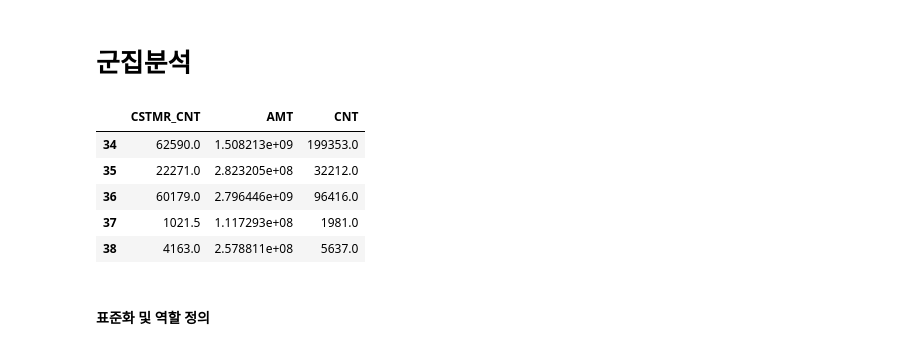
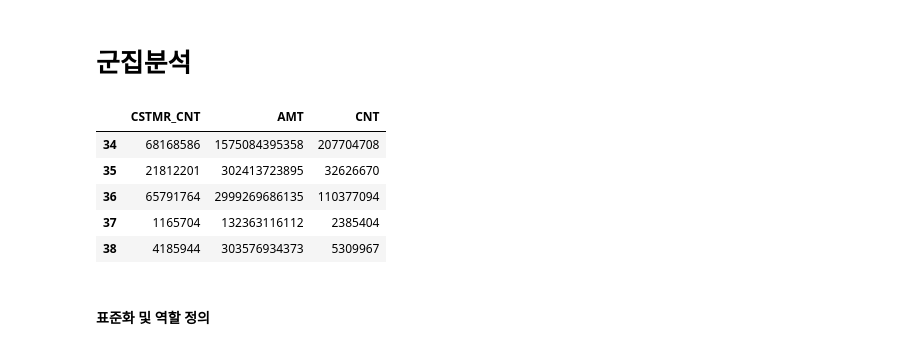
Before and after one commit to Hinterhalter/Jeju-Card-Use-Predict, a Jupyter notebook: Seoul/Seoul_Cluster.ipynb, the cells around one changed output. Drawn from its saved outputs; the diff is of its cells as text; code cells hidden in the pictures.

```diff
--- a/Seoul/Seoul_Cluster.ipynb
+++ b/Seoul/Seoul_Cluster.ipynb
@@ -24,6 +24,6 @@ from sklearn.preprocessing import MinMaxScaler, StandardScaler, LabelEncoder
 from sklearn.model_selection import train_test_split
 import lightgbm as lgb
 # %%
-df_raw = pd.read_csv('./data/jeju_data_ver1/201901-202003.csv')
+df_raw = pd.read_csv('../data/jeju_data_ver1/201901-202003.csv')
 # %%
 df_raw.head()
@@ -62,20 +48,25 @@ Index(['REG_YYMM', 'CARD_SIDO_NM', 'CARD_CCG_NM', 'STD_CLSS_NM', 'HOM_SIDO_NM',
 df.drop(['CARD_CCG_NM','HOM_SIDO_NM','HOM_CCG_NM'], axis=1, inplace=True)
 # %%
 df = df.groupby(['REG_YYMM', 'CARD_SIDO_NM', 'STD_CLSS_NM', 'AGE', 'SEX_CTGO_CD', 'FLC']).sum().reset_index()
+# %%
+df['CV'] = 0
+df.loc[df['REG_YYMM']==202001, 'CV'] = 1
+df.loc[df['REG_YYMM']==202002, 'CV'] = 2
+df.loc[df['REG_YYMM']==202003, 'CV'] = 3
 # %% [markdown]
 # 군집분석
 # %%
-new_df = df.groupby(['STD_CLSS_NM'])['CSTMR_CNT', 'AMT', 'CNT'].median().reset_index()
+new_df = df.groupby(['STD_CLSS_NM'])['CSTMR_CNT', 'AMT', 'CNT'].sum().reset_index()
 
 cl_df = new_df[['CSTMR_CNT', 'AMT', 'CNT']]
 cl_df.tail()
 # %% [output]
 |  | CSTMR_CNT | AMT | CNT |
-| 34 | 62590.0 | 1.508213e+09 | 199353.0 |
-| 35 | 22271.0 | 2.823205e+08 | 32212.0 |
-| 36 | 60179.0 | 2.796446e+09 | 96416.0 |
-| 37 | 1021.5 | 1.117293e+08 | 1981.0 |
-| 38 | 4163.0 | 2.578811e+08 | 5637.0 |
+| 34 | 68168586 | 1575084395358 | 207704708 |
+| 35 | 21812201 | 302413723895 | 32626670 |
+| 36 | 65791764 | 2999269686135 | 110377094 |
+| 37 | 1165704 | 132363116112 | 2385404 |
+| 38 | 4185944 | 303576934373 | 5309967 |
 # %% [markdown]
 #### 표준화 및 역할 정의
 # %%
```
Also changed, not shown: parts of 15 cells of this notebook, 7 other files.
